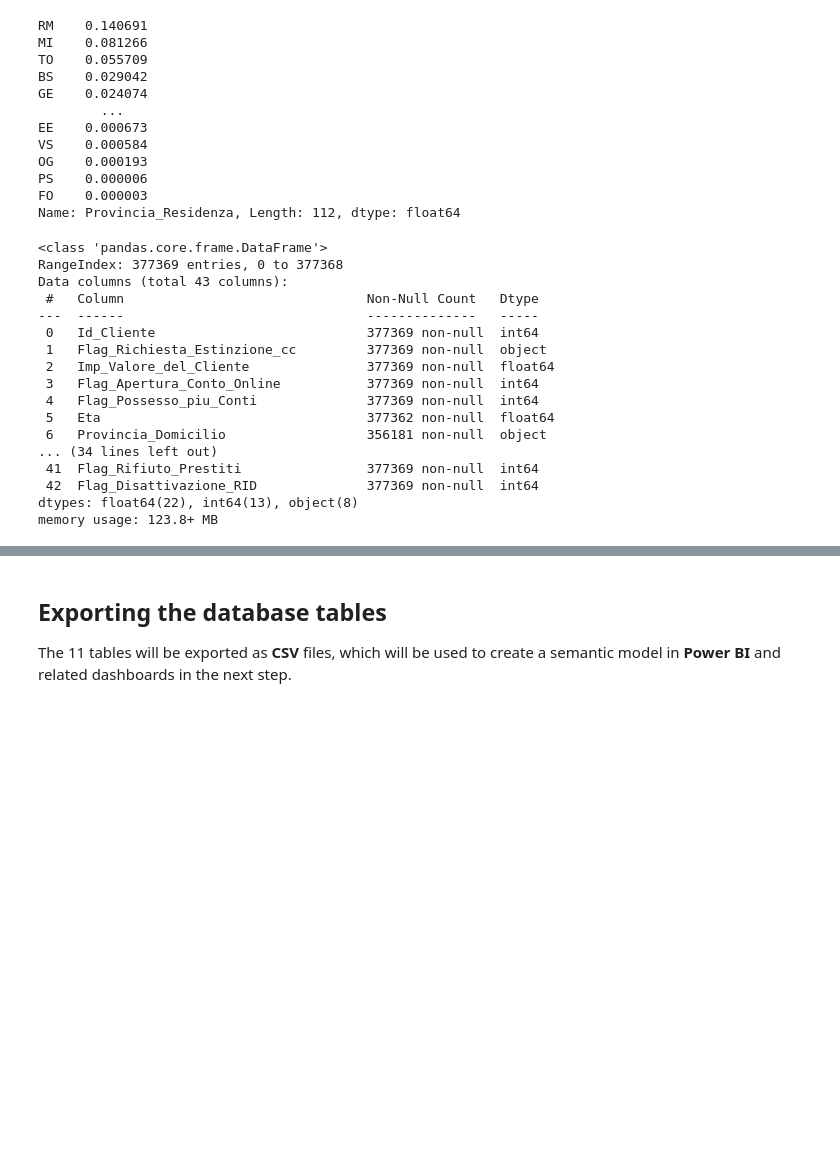
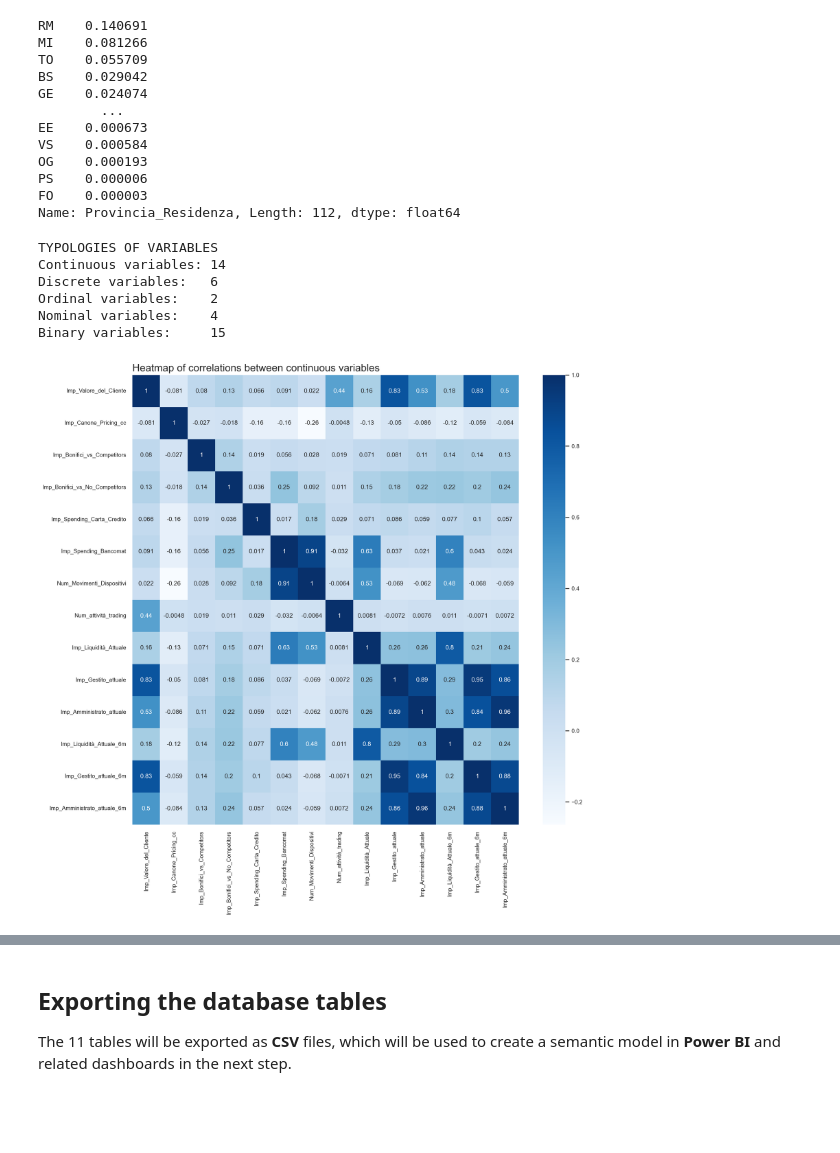
Before and after one commit to fedfioravanti/Bank-Churn-Prediction, a Jupyter notebook: notebooks/Bank-Churn-01-Intro-EDA.ipynb, the cells around one changed output, grey strips where cells are left out. Drawn from its saved outputs; the diff is of its cells as text; code cells hidden in the pictures; blank space fills up the shorter version.

```diff
--- a/notebooks/Bank-Churn-01-Intro-EDA.ipynb
+++ b/notebooks/Bank-Churn-01-Intro-EDA.ipynb
@@ -241,40 +295,49 @@ Name: Provincia_Residenza, Length: 112, dtype: float64
 # %%
 # define different typologies of variables
 continuous_vars = ['Imp_Valore_del_Cliente', 'Imp_Canone_Pricing_cc', 'Imp_Bonifici_vs_Competitors',
-                   'Imp_Bonifici_vs_No_Competitors']
+                   'Imp_Bonifici_vs_No_Competitors', 'Imp_Spending_Carta_Credito', 'Imp_Spending_Bancomat',
+                   'Num_Movimenti_Dispositivi', 'Num_attività_trading', 'Imp_Liquidità_Attuale', 'Imp_Gestito_attuale',
+                   'Imp_Amministrato_attuale', 'Imp_Liquidità_Attuale_6m', 'Imp_Gestito_attuale_6m',
+                   'Imp_Amministrato_attuale_6m']
 
-discrete_vars = ['Eta']
+discrete_vars = ['Eta', 'Anno_Apertura_primo_Conto', 'Num_Utenze_in_essere', 'Num_Accessi_Sito', 'Var_Numero_Utenze',
+                 'Num_Punti_Programma_Loyalty']
 
-ordinal_vars = ['Imp_Reddito']
+ordinal_vars = ['Imp_Reddito', 'Profilo_MIFID']
 
-nominal_vars = ['Professione', 'Provincia_Domicilio', 'Provincia_Residenza']
+nominal_vars = ['Provincia_Domicilio', 'Provincia_Residenza', 'Professione', 'Tipologia_Cliente']
 
-binary_vars = ['Flag_Richiesta_Estinzione_cc', 'Flag_Apertura_Conto_Online', 'Flag_Possesso_piu_Conti', 'Sesso',
-               'Flag_Accredito_Stipendio', 'Flag_Mutuo', 'Flag_Prestito', 'Flag_Giroconto',
-               'Flag_Richiesta_info_chiusura_conto', 'Iscrizione_programma_Loyalty', 'Flag_Contatto_Call_Center',
-               'Flag_variazione_Accredito_Stipendio', 'Flag_Trasferimento_Titoli_Out', 'Flag_Rifiuto_Carte',
-               'Flag_Rifiuto_Prestiti', 'Flag_Disattivazione_RID']
+binary_vars = ['Flag_Apertura_Conto_Online', 'Flag_Possesso_piu_Conti', 'Sesso', 'Flag_Accredito_Stipendio', 'Flag_Mutuo',
+               'Flag_Prestito', 'Flag_Giroconto', 'Flag_Richiesta_info_chiusura_conto', 'Iscrizione_programma_Loyalty',
+               'Flag_Contatto_Call_Center', 'Flag_variazione_Accredito_Stipendio', 'Flag_Trasferimento_Titoli_Out',
+               'Flag_Rifiuto_Carte', 'Flag_Rifiuto_Prestiti', 'Flag_Disattivazione_RID']
 
 quant_vars = continuous_vars + discrete_vars
 
 categ_vars = ordinal_vars + nominal_vars + binary_vars
+
+target = ['Flag_Richiesta_Estinzione_cc']
+
+# the variable 'Id_Cliente' has been excluded because it only contains one value
-# %%
-df.info()
-# %% [output]
-<class 'pandas.core.frame.DataFrame'>
-RangeIndex: 377369 entries, 0 to 377368
-Data columns (total 43 columns):
- #   Column                               Non-Null Count   Dtype
----  ------                               --------------   -----
- 0   Id_Cliente                           377369 non-null  int64
- 1   Flag_Richiesta_Estinzione_cc         377369 non-null  object
- 2   Imp_Valore_del_Cliente               377369 non-null  float64
- 3   Flag_Apertura_Conto_Online           377369 non-null  int64
- 4   Flag_Possesso_piu_Conti              377369 non-null  int64
- 5   Eta                                  377362 non-null  float64
- 6   Provincia_Domicilio                  356181 non-null  object
-... (34 lines left out)
- 41  Flag_Rifiuto_Prestiti                377369 non-null  int64
- 42  Flag_Disattivazione_RID              377369 non-null  int64
-dtypes: float64(22), int64(13), object(8)
-memory usage: 123.8+ MB
+# %%
+print('TYPOLOGIES OF VARIABLES')
+print('Continuous variables:', len(continuous_vars))
+print('Discrete variables:  ', len(discrete_vars))
+print('Ordinal variables:   ', len(ordinal_vars))
+print('Nominal variables:   ', len(nominal_vars))
+print('Binary variables:    ', len(binary_vars))
+# %% [output]
+TYPOLOGIES OF VARIABLES
+Continuous variables: 14
+Discrete variables:   6
+Ordinal variables:    2
+Nominal variables:    4
+Binary variables:     15
+# %%
+# create heatmap to explore correlations between continuous variables and target
+plt.figure(figsize=(12, 12))
+plt.title('Heatmap of correlations between continuous variables', loc='left', fontsize = 16)
+sns.heatmap(df[continuous_vars+target].corr(), cmap='Blues', annot=True)
+plt.show()
+# %% [output]
+[figure, added]
```
Also changed, not shown: parts of 7 cells of this notebook.
